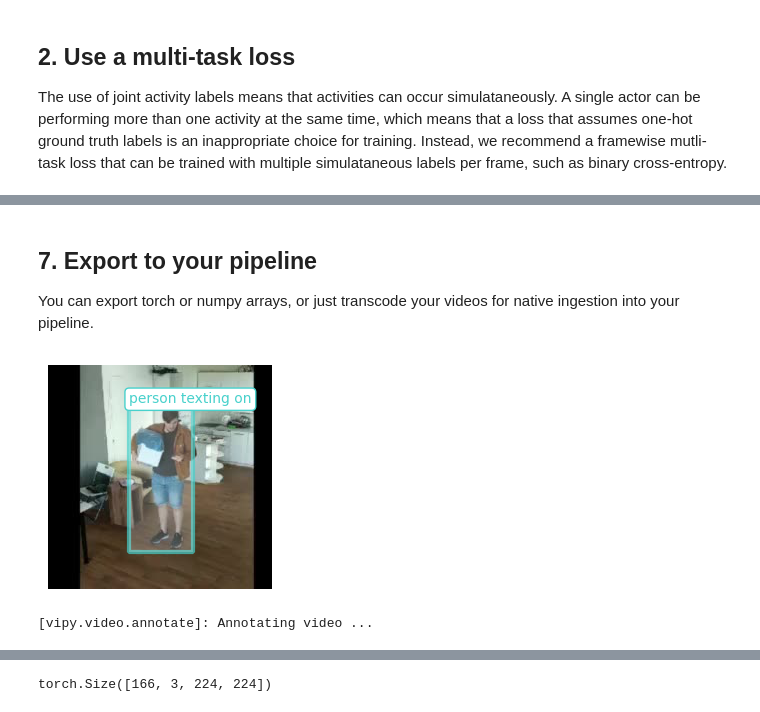
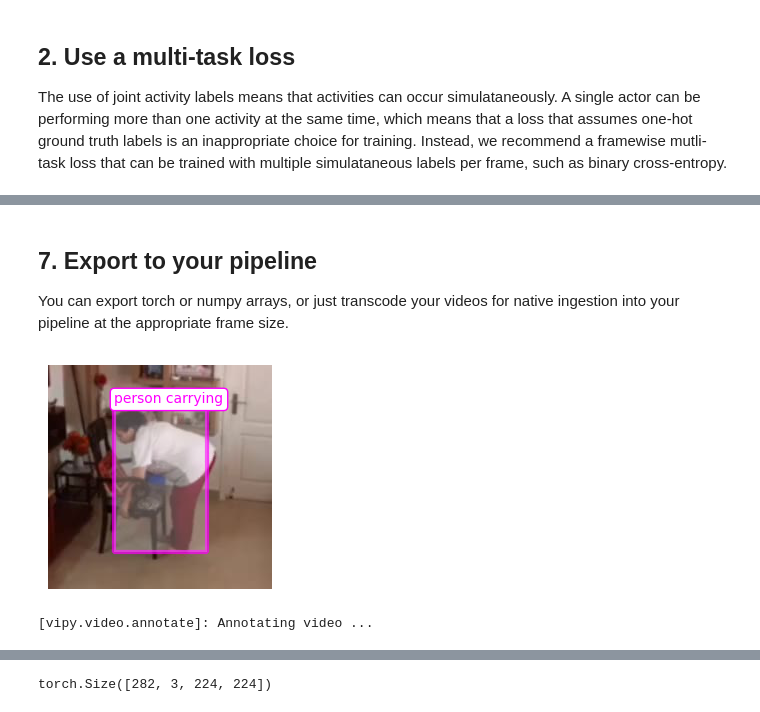
Before and after one commit to visym/collector, a Jupyter notebook: docs/pip_175k/best_practices.ipynb, the cells around one changed output, grey strips where cells are left out. Drawn from its saved outputs; the diff is of its cells as text; code cells hidden in the pictures.

```diff
--- a/docs/pip_175k/best_practices.ipynb
+++ b/docs/pip_175k/best_practices.ipynb
@@ -157,6 +131,6 @@ The pip-175k-stabilized release was constructed by running this stabilization on
 # %%
 d = vipy.util.groupbyasdict(V, lambda v: v.category())
-v = d['person_carries_heavy_object'][1].mindim(256).stabilize()
+v = d['person_carries_heavy_object'][0].mindim(256).stabilize()
 v.frame(0).show()
 v.frame(150).show()
 print(v.getattribute('stabilize'))   # the stabilization residual for filtering poorly stabilized videos
@@ -168,21 +142,21 @@ print(v.getattribute('stabilize'))   # the stabilization residual for filtering
 # %% [markdown]
 ## 7. Export to your pipeline
 
-You can export torch or numpy arrays, or just transcode your videos for native ingestion into your pipeline.
+You can export torch or numpy arrays, or just transcode your videos for native ingestion into your pipeline at the appropriate frame size.
 # %%
 d = vipy.util.groupbyasdict(V, lambda v: v.category())
-v = d['person_texts_on_phone'][0]
+v = d['person_carries_heavy_object'][0]
 v = v.crop(v.trackbox().dilate(1.5).maxsquare()).mindim(224).saveas('/tmp/out.mp4')
 v.thumbnail(frame=0).show()
 v.show(notebook=True)
 # %% [output]
-[figure, old version]
+[figure, new version]
 [vipy.video.annotate]: Annotating video ...
 [interactive output not drawn]
 # %%
 v.torch().shape    # export the transcoded video as a torch tensor
 # %% [output]
-torch.Size([166, 3, 224, 224])
+torch.Size([282, 3, 224, 224])
 # %%
 v.json()    # Export the metadata as a JSON encoded string
 # %% [output]
```
Also changed, not shown: parts of 18 cells of this notebook, 1 other file.
